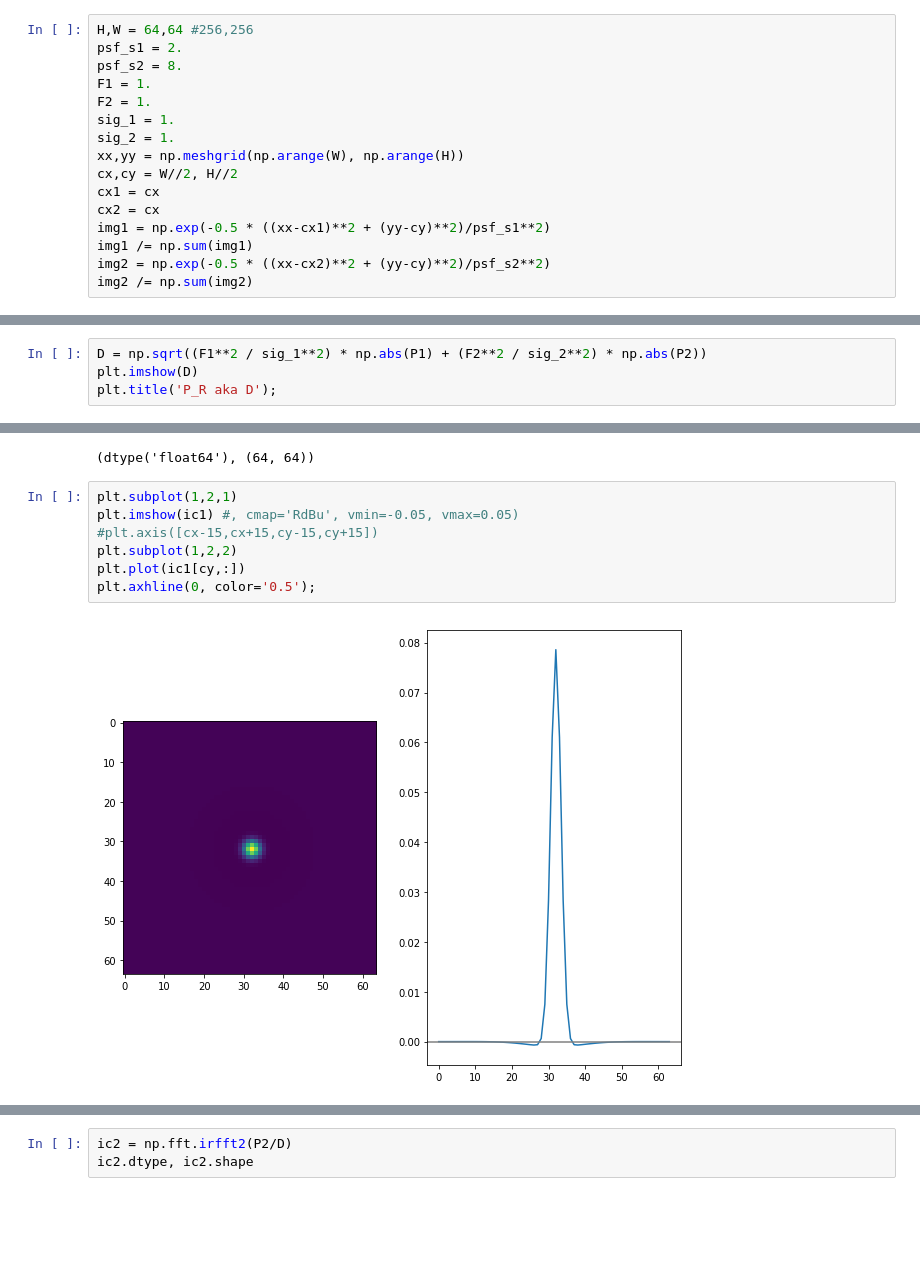
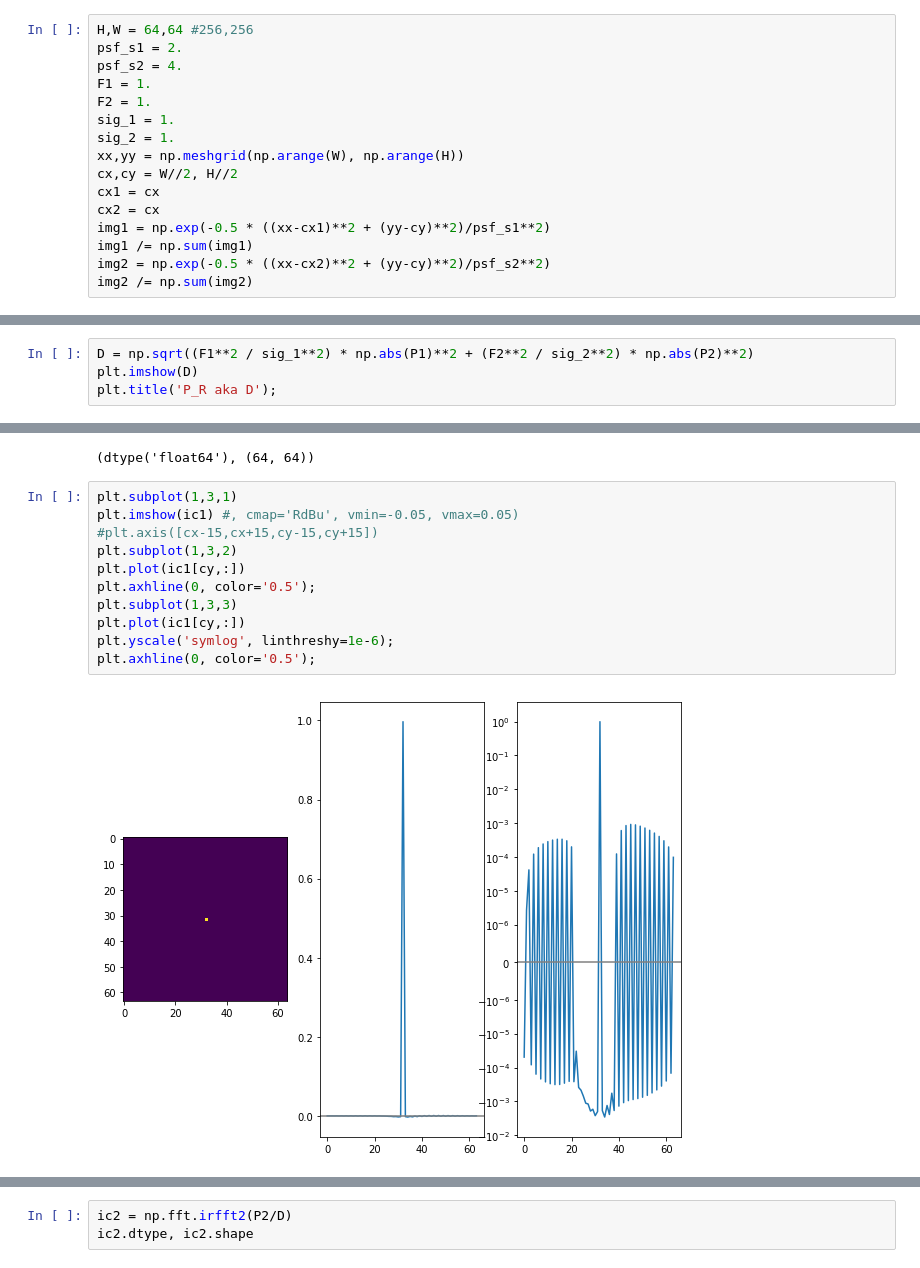
Before and after one commit to dstndstn/detection-paper, a Jupyter notebook: zackay.ipynb, the cells around one changed output, grey strips where cells are left out. Cells and saved outputs as stored; diff of their text form; blank space fills up the shorter version.

```diff
--- a/zackay.ipynb
+++ b/zackay.ipynb
@@ -20,7 +20,7 @@ from scipy.ndimage.morphology import binary_dilation, binary_fill_holes
 # %%
 H,W = 64,64 #256,256
 psf_s1 = 2.
-psf_s2 = 8.
+psf_s2 = 4.
 F1 = 1.
 F2 = 1.
 sig_1 = 1.
@@ -87,5 +87,5 @@ plt.imshow(np.abs(P2), vmin=0, vmax=1);
 # %%
-D = np.sqrt((F1**2 / sig_1**2) * np.abs(P1) + (F2**2 / sig_2**2) * np.abs(P2))
+D = np.sqrt((F1**2 / sig_1**2) * np.abs(P1)**2 + (F2**2 / sig_2**2) * np.abs(P2)**2)
 plt.imshow(D)
 plt.title('P_R aka D');
 # %% [output]
@@ -151,14 +161,18 @@ ic1.dtype, ic1.shape
 # %% [output]
 (dtype('float64'), (64, 64))
 # %%
-plt.subplot(1,2,1)
+plt.subplot(1,3,1)
 plt.imshow(ic1) #, cmap='RdBu', vmin=-0.05, vmax=0.05)
 #plt.axis([cx-15,cx+15,cy-15,cy+15])
-plt.subplot(1,2,2)
+plt.subplot(1,3,2)
 plt.plot(ic1[cy,:])
 plt.axhline(0, color='0.5');
+plt.subplot(1,3,3)
+plt.plot(ic1[cy,:])
+plt.yscale('symlog', linthreshy=1e-6);
+plt.axhline(0, color='0.5');
 # %% [output]
-[figure, old version]
+[figure, new version]
 # %%
 ic1.sum(), psf1.sum()
 # %% [output]
```
Also changed, not shown: parts of 28 cells of this notebook.
